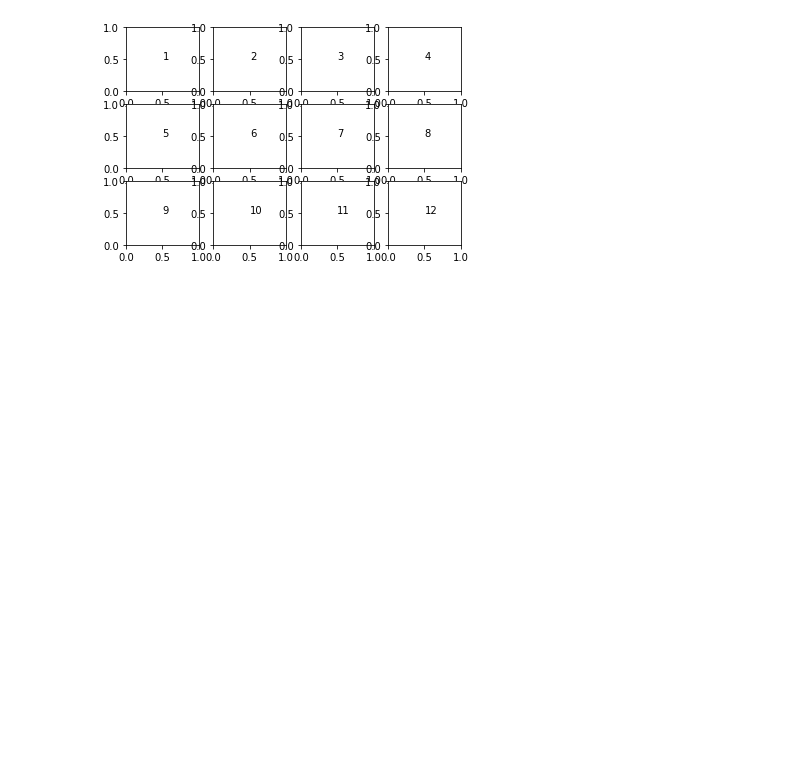
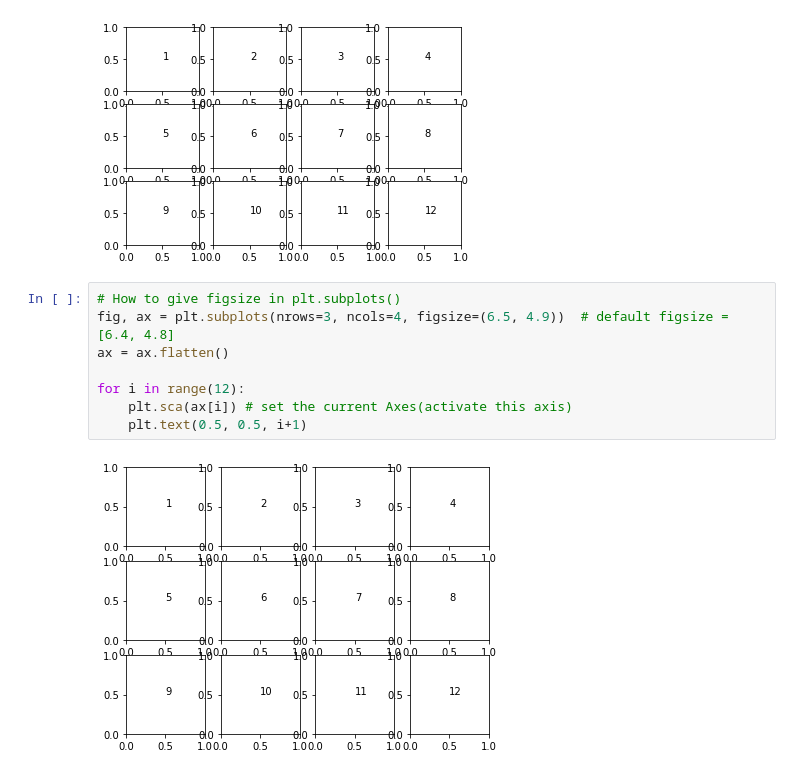
Before and after one commit to CodeInDna/Data-Science-Exercises, a Jupyter notebook: Data_Visualization/01_Univariate_Exploration_Of_Data/03_Histogram.ipynb, the cells around one changed output. Drawn from its saved outputs; the diff is of its cells as text; blank space fills up the shorter version.

Commit message:
Histogram, Scaling, Waffle Graph

```diff
--- a/Data_Visualization/01_Univariate_Exploration_Of_Data/03_Histogram.ipynb
+++ b/Data_Visualization/01_Univariate_Exploration_Of_Data/03_Histogram.ipynb
@@ -86,3 +86,13 @@ for i in range(12):
     plt.text(0.5, 0.5, i+1) # print conventional subplot index number to middle of Axes
 # %% [output]
 [figure]
+# %%
+# How to give figsize in plt.subplots()
+fig, ax = plt.subplots(nrows=3, ncols=4, figsize=(6.5, 4.9))  # default figsize = [6.4, 4.8]
+ax = ax.flatten()
+
+for i in range(12):
+    plt.sca(ax[i]) # set the current Axes(activate this axis)
+    plt.text(0.5, 0.5, i+1)
+# %% [output]
+[figure, added]
```
Also changed, not shown: parts of 36 cells of this notebook.
